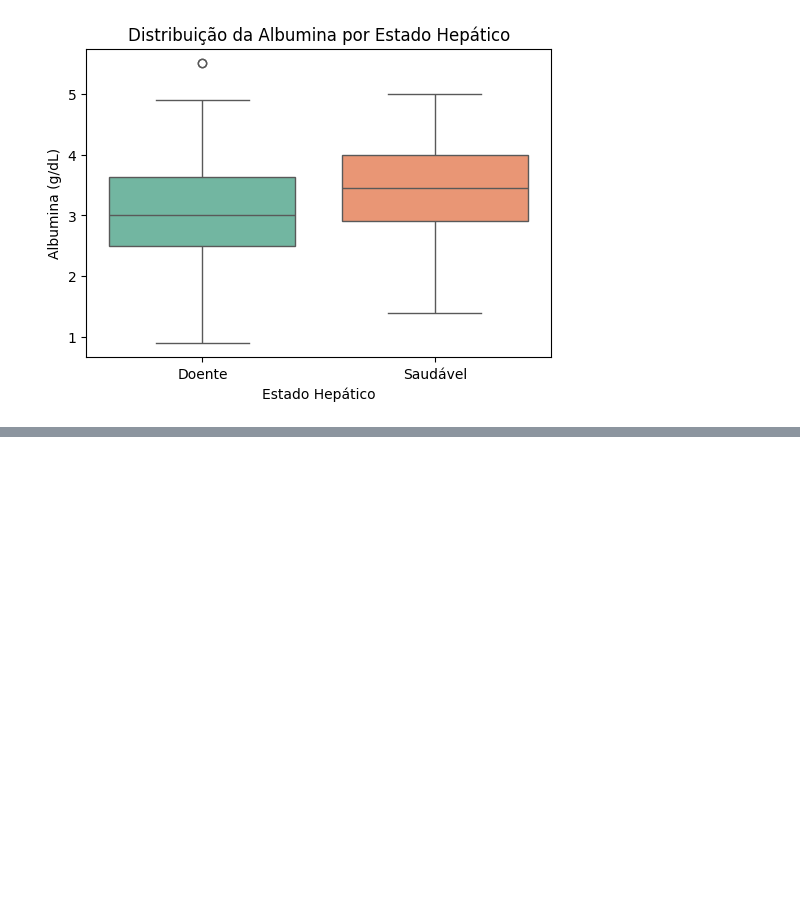
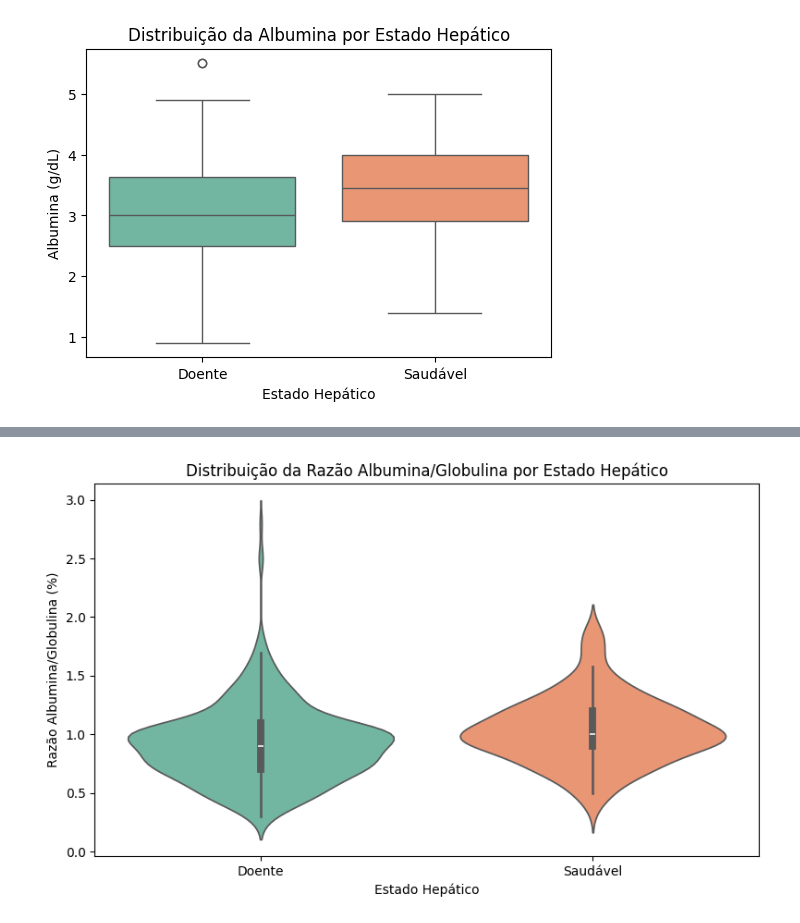
Before and after one commit to paulaRMachado/PUC-RIO-DTSC-MVP2, a Jupyter notebook: PUC_MVP_2.ipynb, the cells around one changed output, grey strips where cells are left out. Saved outputs shown, nothing was run; the diff lists cells and outputs as text; code cells hidden in the pictures; blank space fills up the shorter version.

```diff
--- a/PUC_MVP_2.ipynb
+++ b/PUC_MVP_2.ipynb
@@ -461,0 +561,17 @@ plt.show()
+# %%
+plt.figure(figsize=(8, 5))
+sns.violinplot(
+    data=bronze,
+    x='Estado hepático',
+    y='Razão Albumina/Globulina (%)',
+    hue='Estado hepático',
+    palette='Set2'
+)
+
+plt.title('Distribuição da Razão Albumina/Globulina por Estado Hepático')
+plt.xlabel('Estado Hepático')
+plt.ylabel('Razão Albumina/Globulina (%)')
+plt.tight_layout()
+plt.show()
+# %% [output]
+[figure, added]
```
Also changed, not shown: parts of 38 cells of this notebook.
